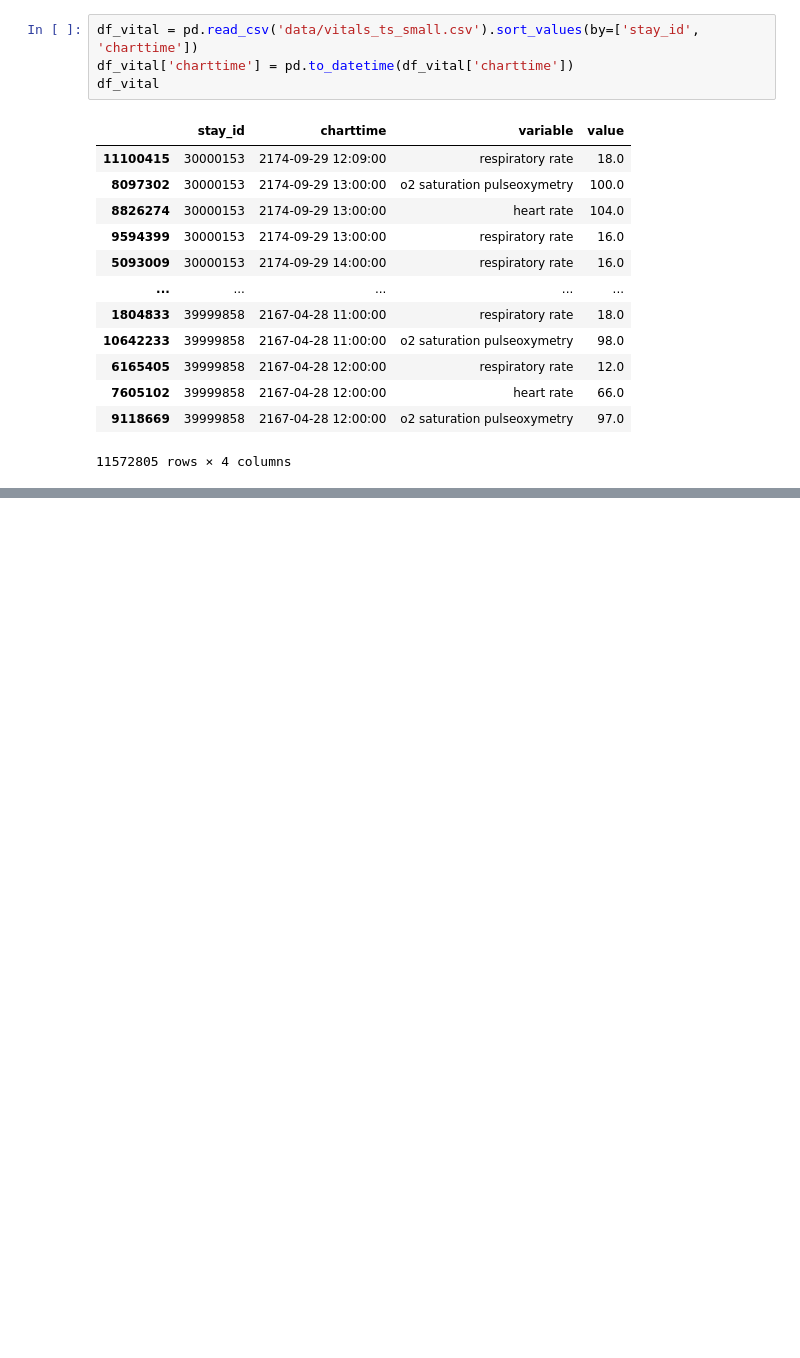
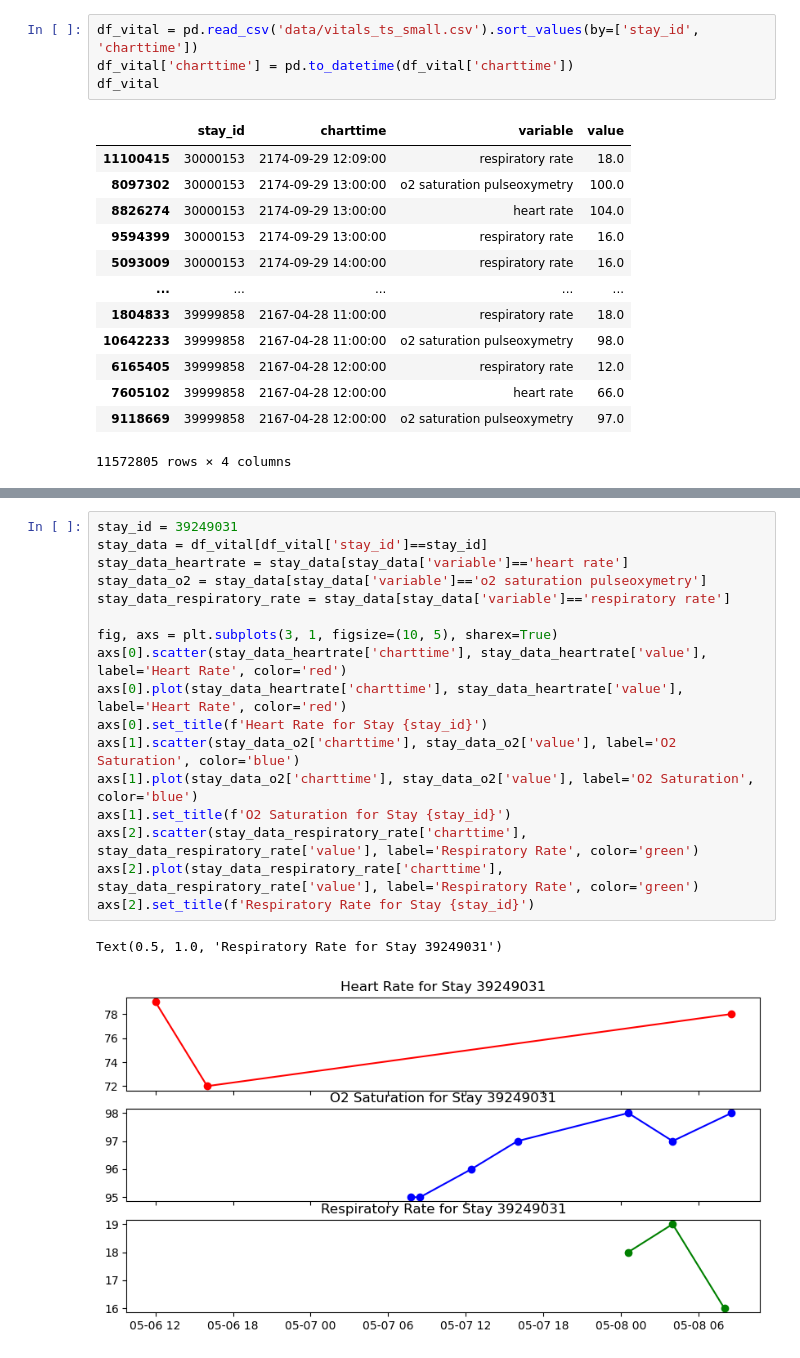
Before and after one commit to haojunzhuang/cs281a_final_proj, a Jupyter notebook: example.ipynb, the cells around one changed output, grey strips where cells are left out. Drawn from its saved outputs; the diff is of its cells as text; blank space fills up the shorter version.

```diff
--- a/example.ipynb
+++ b/example.ipynb
@@ -51,0 +154,20 @@ plt.show()
+# %%
+stay_id = 39249031
+stay_data = df_vital[df_vital['stay_id']==stay_id]
+stay_data_heartrate = stay_data[stay_data['variable']=='heart rate']
+stay_data_o2 = stay_data[stay_data['variable']=='o2 saturation pulseoxymetry']
+stay_data_respiratory_rate = stay_data[stay_data['variable']=='respiratory rate']
+
+fig, axs = plt.subplots(3, 1, figsize=(10, 5), sharex=True)
+axs[0].scatter(stay_data_heartrate['charttime'], stay_data_heartrate['value'], label='Heart Rate', color='red')
+axs[0].plot(stay_data_heartrate['charttime'], stay_data_heartrate['value'], label='Heart Rate', color='red')
+axs[0].set_title(f'Heart Rate for Stay {stay_id}')
+axs[1].scatter(stay_data_o2['charttime'], stay_data_o2['value'], label='O2 Saturation', color='blue')
+axs[1].plot(stay_data_o2['charttime'], stay_data_o2['value'], label='O2 Saturation', color='blue')
+axs[1].set_title(f'O2 Saturation for Stay {stay_id}')
+axs[2].scatter(stay_data_respiratory_rate['charttime'], stay_data_respiratory_rate['value'], label='Respiratory Rate', color='green')
+axs[2].plot(stay_data_respiratory_rate['charttime'], stay_data_respiratory_rate['value'], label='Respiratory Rate', color='green')
+axs[2].set_title(f'Respiratory Rate for Stay {stay_id}')
+# %% [output]
+Text(0.5, 1.0, 'Respiratory Rate for Stay 39249031')
+[figure, added]
```
Also changed, not shown: parts of 3 cells of this notebook, 3 other files.
